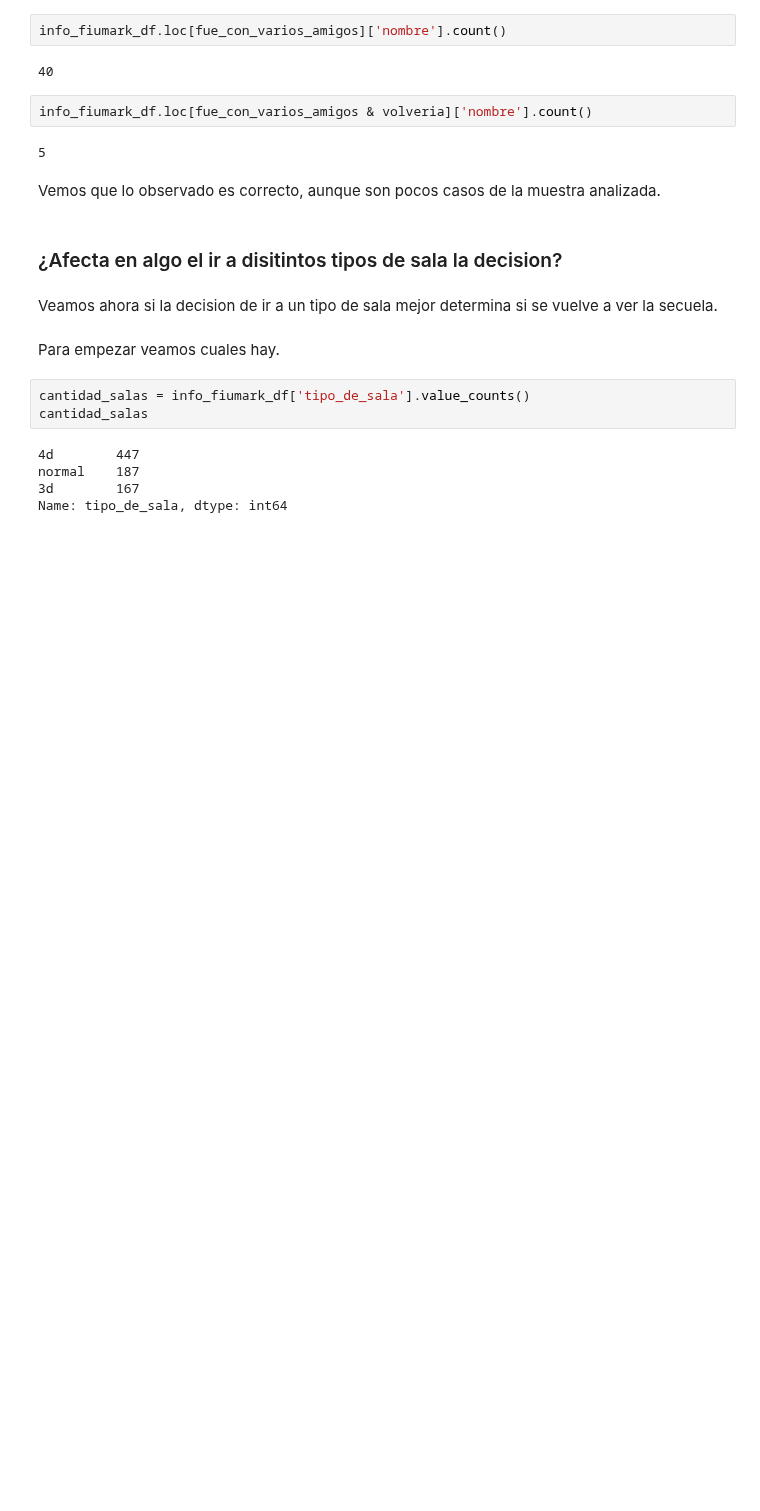
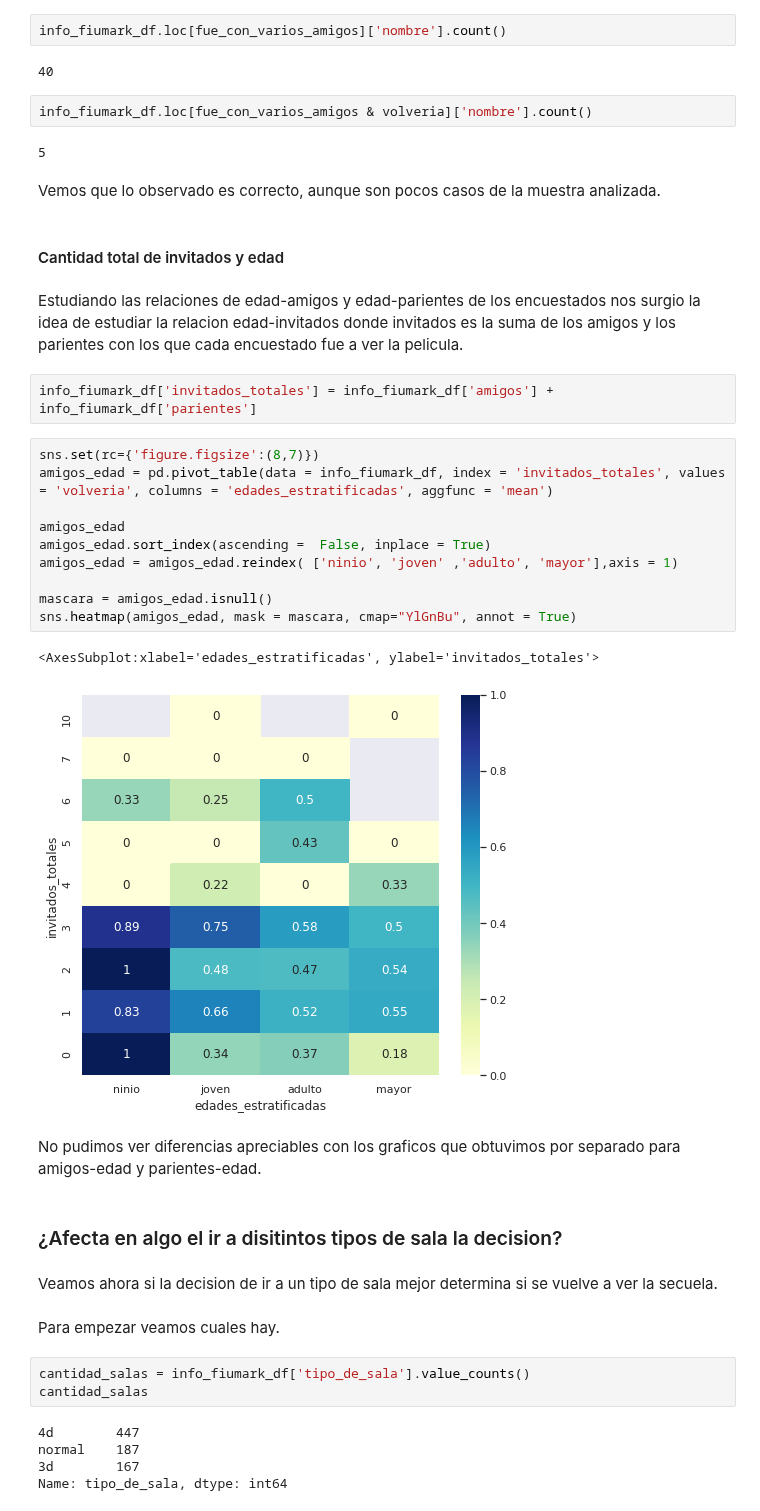
Before and after one commit to brunograssano/TP-Organizacion-de-datos, a Jupyter notebook: TP_Datos.ipynb, the cells around one changed output. Cells and saved outputs as stored; diff of their text form; blank space fills up the shorter version.

```diff
--- a/TP_Datos.ipynb
+++ b/TP_Datos.ipynb
@@ -502,6 +502,27 @@ info_fiumark_df.loc[fue_con_varios_amigos & volveria]['nombre'].count()
 5
 # %% [markdown]
 Vemos que lo observado es correcto, aunque son pocos casos de la muestra analizada.
+# %% [markdown]
+#### Cantidad total de invitados y edad
+# %% [markdown]
+Estudiando las relaciones de edad-amigos y edad-parientes de los encuestados nos surgio la idea de estudiar la relacion edad-invitados donde invitados es la suma de los amigos y los parientes con los que cada encuestado fue a ver la pelicula.
+# %%
+info_fiumark_df['invitados_totales'] = info_fiumark_df['amigos'] + info_fiumark_df['parientes']
+# %%
+sns.set(rc={'figure.figsize':(8,7)})
+amigos_edad = pd.pivot_table(data = info_fiumark_df, index = 'invitados_totales', values = 'volveria', columns = 'edades_estratificadas', aggfunc = 'mean')
+
+amigos_edad
+amigos_edad.sort_index(ascending =  False, inplace = True)
+amigos_edad = amigos_edad.reindex( ['ninio', 'joven' ,'adulto', 'mayor'],axis = 1)
+
+mascara = amigos_edad.isnull()
+sns.heatmap(amigos_edad, mask = mascara, cmap="YlGnBu", annot = True)
+# %% [output]
+<AxesSubplot:xlabel='edades_estratificadas', ylabel='invitados_totales'>
+[figure, added]
+# %% [markdown]
+No pudimos ver diferencias apreciables con los graficos que obtuvimos por separado para amigos-edad y parientes-edad.
 # %% [markdown]
 ### ¿Afecta en algo el ir a disitintos tipos de sala la decision?
 # %% [markdown]
```
Also changed, not shown: parts of 3 cells of this notebook.
